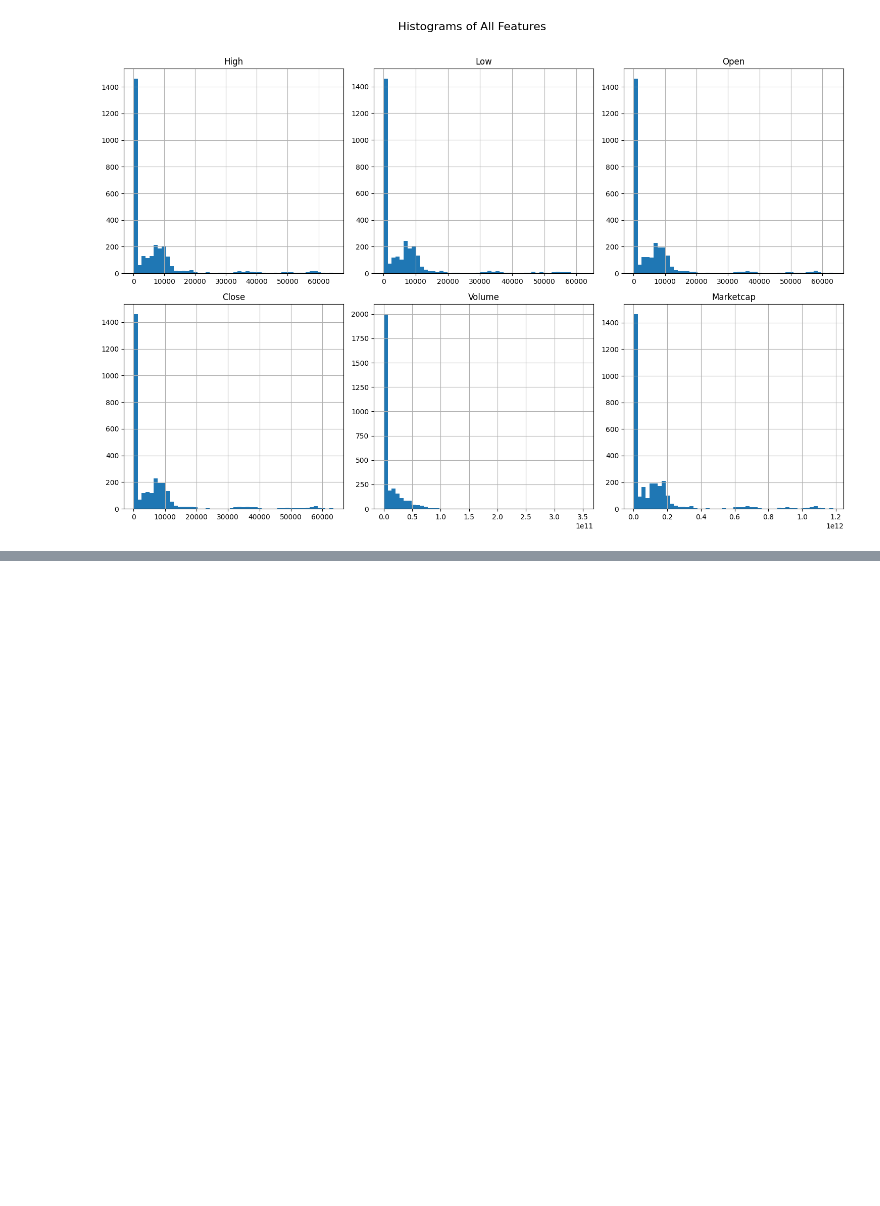
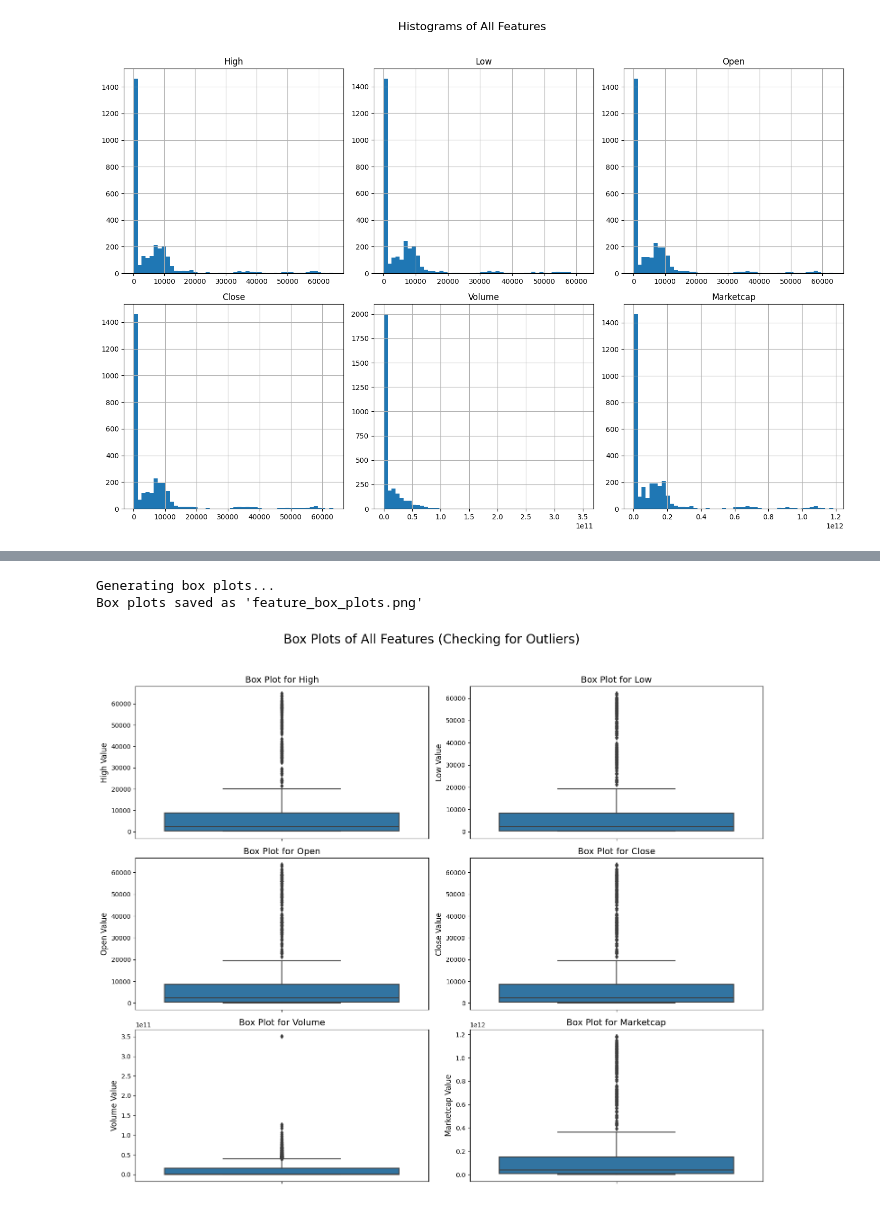
Before and after one commit to NurAlamNahidSarkar/bitcoinPricePrediction_ML, a Jupyter notebook: bitcoinpriceprediction.ipynb, the cells around one changed output, grey strips where cells are left out. Saved outputs shown, nothing was run; the diff lists cells and outputs as text; code cells hidden in the pictures; blank space fills up the shorter version.

```diff
--- a/bitcoinpriceprediction.ipynb
+++ b/bitcoinpriceprediction.ipynb
@@ -270,0 +321,46 @@ Histograms saved as 'feature_histograms.png'
+# %%
+import pandas as pd
+import matplotlib.pyplot as plt
+import seaborn as sns
+
+# --- Assume 'bitcoin_df' is your loaded DataFrame ---
+
+# 1. List of columns to check
+columns_to_plot = ['High', 'Low', 'Open', 'Close', 'Volume', 'Marketcap']
+
+# 2. Create one figure with a 3x2 grid of subplots
+fig, axes = plt.subplots(nrows=3, ncols=2, figsize=(15, 12))
+
+# 3. Flatten the 2D array of axes into a 1D array
+axes = axes.flatten()
+
+print("Generating box plots...")
+
+# 4. Iterate and create a separate box plot for each column
+for i, column in enumerate(columns_to_plot):
+
+    # Get the current axis (subplot)
+    ax = axes[i]
+
+    # Plot a vertical box plot for the column
+    sns.boxplot(y=bitcoin_df[column], ax=ax)
+
+    # Set the title and labels
+    ax.set_title(f'Box Plot for {column}', fontsize=14)
+    ax.set_ylabel(f'{column} Value', fontsize=12)
+
+# 5. Add a main title for the whole figure
+fig.suptitle("Box Plots of All Features (Checking for Outliers)", fontsize=20, y=1.03)
+
+# 6. Clean up the layout
+plt.tight_layout()
+
+# 7. Save the single figure
+filename = 'feature_box_plots.png'
+plt.savefig(filename)
+
+print(f"Box plots saved as '{filename}'")
+# %% [output]
+Generating box plots...
+Box plots saved as 'feature_box_plots.png'
+[figure, added]
```
Also changed, not shown: parts of 1 cell of this notebook.
